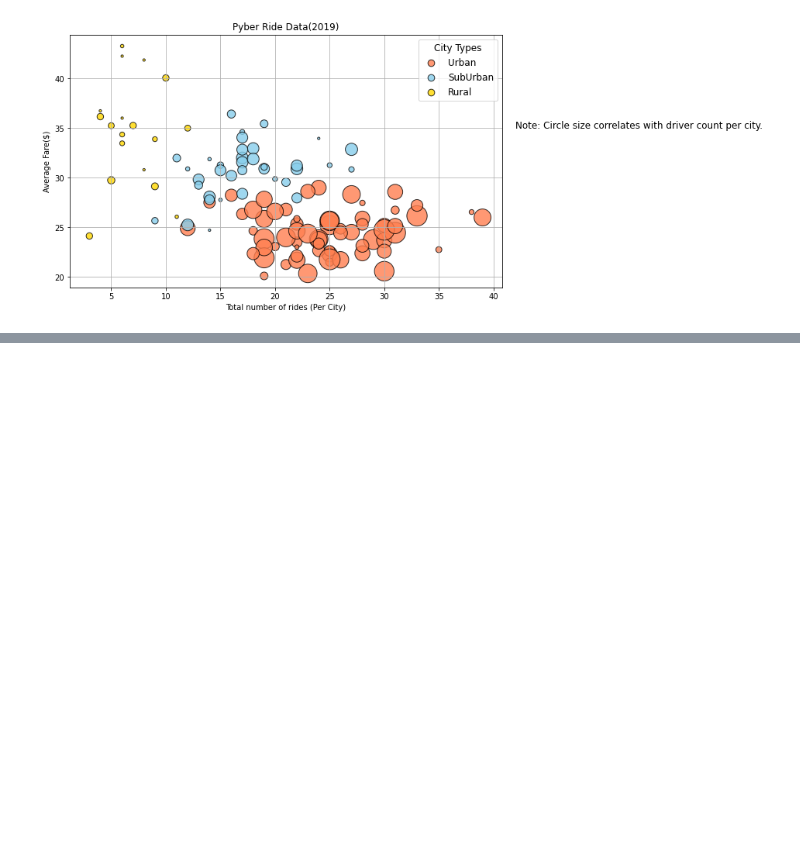
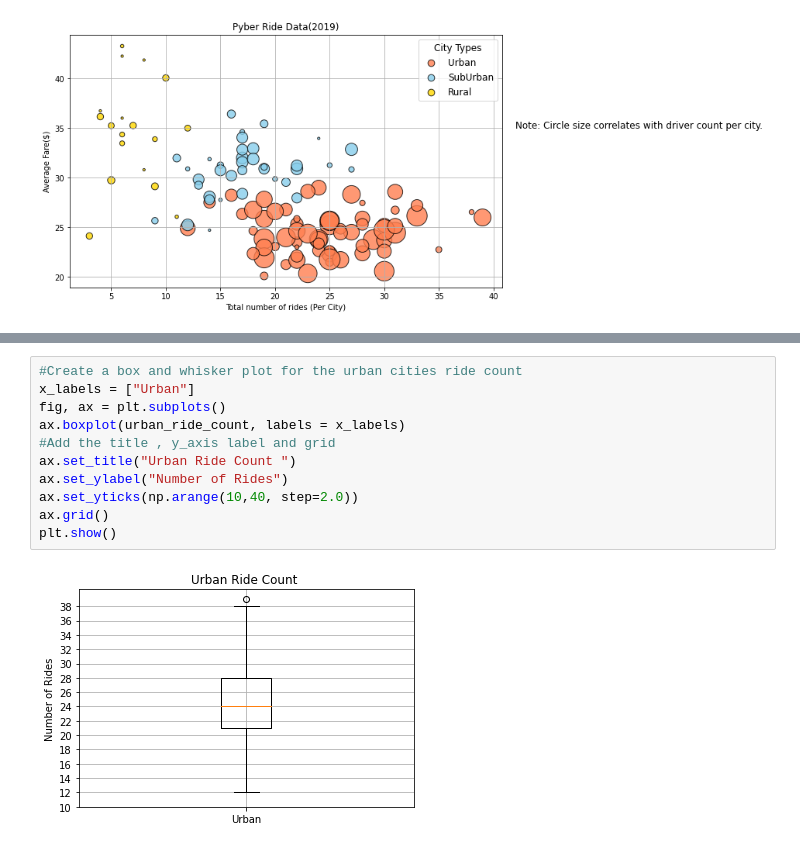
Before and after one commit to Jusharry/Pyber_Analysis, a Jupyter notebook: Pyber.ipynb, the cells around one changed output, grey strips where cells are left out. Drawn from its saved outputs; the diff is of its cells as text; blank space fills up the shorter version.

Commit message:
box and whisker plots

```diff
--- a/Pyber.ipynb
+++ b/Pyber.ipynb
@@ -272,0 +430,13 @@ plt.show()
+# %%
+#Create a box and whisker plot for the urban cities ride count
+x_labels = ["Urban"]
+fig, ax = plt.subplots()
+ax.boxplot(urban_ride_count, labels = x_labels)
+#Add the title , y_axis label and grid
+ax.set_title("Urban Ride Count ")
+ax.set_ylabel("Number of Rides")
+ax.set_yticks(np.arange(10,40, step=2.0))
+ax.grid()
+plt.show()
+# %% [output]
+[figure, added]
```
Also changed, not shown: parts of 30 cells of this notebook, 5 other files.
